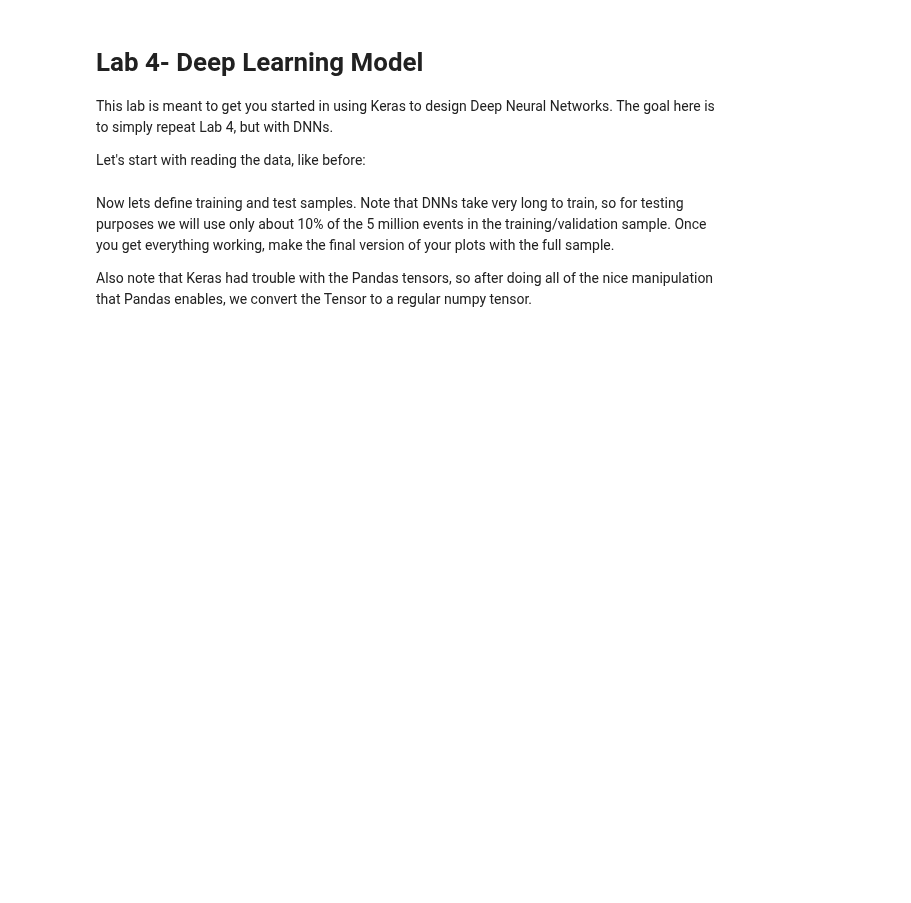
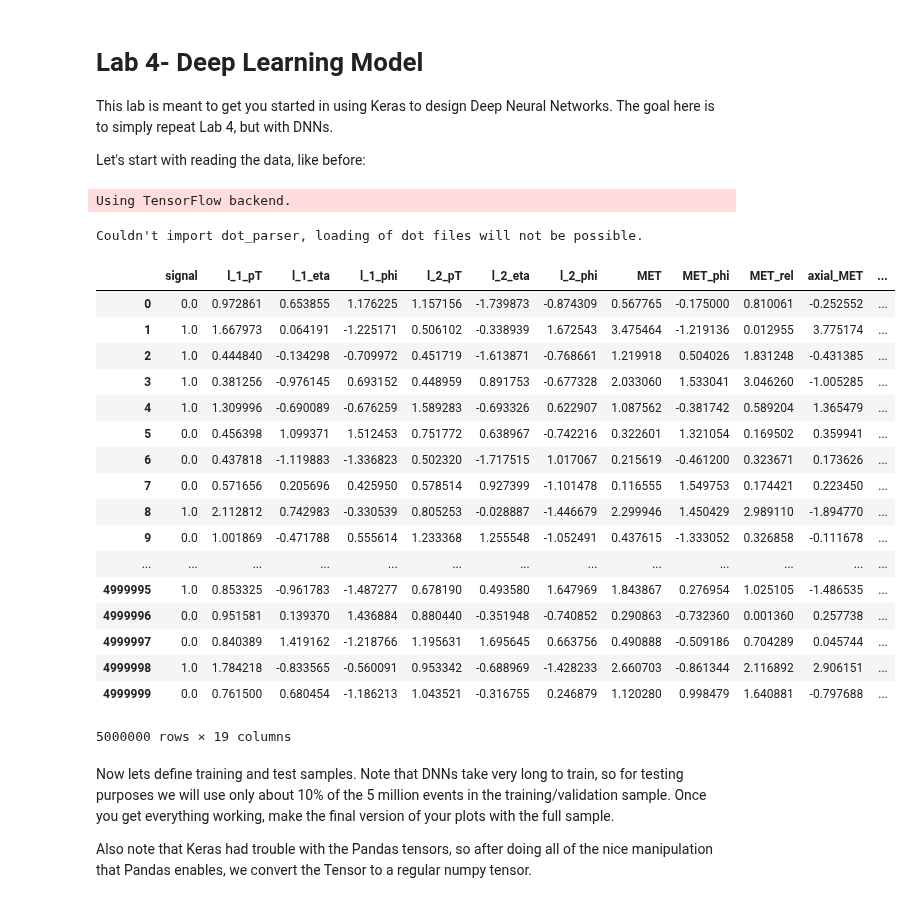
Before and after one commit to Sephfire05/DLHEP2018, a Jupyter notebook: Labs/Lab-5/Lab-5 Solutions.ipynb, the cells around one changed output. Drawn from its saved outputs; the diff is of its cells as text; code cells hidden in the pictures; blank space fills up the shorter version.

```diff
--- a/Labs/Lab-5/Lab-5 Solutions.ipynb
+++ b/Labs/Lab-5/Lab-5 Solutions.ipynb
@@ -7,17 +7,39 @@ Let's start with reading the data, like before:
 # %%
 import pandas as pd
 import numpy as np
 import matplotlib.pyplot as plt
 %matplotlib inline
 from keras import backend as K
 
 
 filename="/data/afarbin/DLClass/SUSY/SUSY.csv"
 VarNames=["signal", "l_1_pT", "l_1_eta","l_1_phi", "l_2_pT", "l_2_eta", "l_2_phi", "MET", "MET_phi", "MET_rel", "axial_MET", "M_R", "M_TR_2", "R", "MT2", "S_R", "M_Delta_R", "dPhi_r_b", "cos_theta_r1"]
 RawNames=["l_1_pT", "l_1_eta","l_1_phi", "l_2_pT", "l_2_eta", "l_2_phi"]
 FeatureNames=[ "MET", "MET_phi", "MET_rel", "axial_MET", "M_R", "M_TR_2", "R", "MT2", "S_R", "M_Delta_R", "dPhi_r_b", "cos_theta_r1"]
 
 df = pd.read_csv(filename, dtype='float64', names=VarNames)
+df
+# %% [output]
+Using TensorFlow backend.
+Couldn't import dot_parser, loading of dot files will not be possible.
+|  | signal | l_1_pT | l_1_eta | l_1_phi | l_2_pT | l_2_eta | l_2_phi | MET | MET_phi | MET_rel | axial_MET | ... |
+| 0 | 0.0 | 0.972861 | 0.653855 | 1.176225 | 1.157156 | -1.739873 | -0.874309 | 0.567765 | -0.175000 | 0.810061 | -0.252552 | ... |
+| 1 | 1.0 | 1.667973 | 0.064191 | -1.225171 | 0.506102 | -0.338939 | 1.672543 | 3.475464 | -1.219136 | 0.012955 | 3.775174 | ... |
+| 2 | 1.0 | 0.444840 | -0.134298 | -0.709972 | 0.451719 | -1.613871 | -0.768661 | 1.219918 | 0.504026 | 1.831248 | -0.431385 | ... |
+| 3 | 1.0 | 0.381256 | -0.976145 | 0.693152 | 0.448959 | 0.891753 | -0.677328 | 2.033060 | 1.533041 | 3.046260 | -1.005285 | ... |
+| 4 | 1.0 | 1.309996 | -0.690089 | -0.676259 | 1.589283 | -0.693326 | 0.622907 | 1.087562 | -0.381742 | 0.589204 | 1.365479 | ... |
+| 5 | 0.0 | 0.456398 | 1.099371 | 1.512453 | 0.751772 | 0.638967 | -0.742216 | 0.322601 | 1.321054 | 0.169502 | 0.359941 | ... |
+| 6 | 0.0 | 0.437818 | -1.119883 | -1.336823 | 0.502320 | -1.717515 | 1.017067 | 0.215619 | -0.461200 | 0.323671 | 0.173626 | ... |
+| 7 | 0.0 | 0.571656 | 0.205696 | 0.425950 | 0.578514 | 0.927399 | -1.101478 | 0.116555 | 1.549753 | 0.174421 | 0.223450 | ... |
+| 8 | 1.0 | 2.112812 | 0.742983 | -0.330539 | 0.805253 | -0.028887 | -1.446679 | 2.299946 | 1.450429 | 2.989110 | -1.894770 | ... |
+| 9 | 0.0 | 1.001869 | -0.471788 | 0.555614 | 1.233368 | 1.255548 | -1.052491 | 0.437615 | -1.333052 | 0.326858 | -0.111678 | ... |
+| ... | ... | ... | ... | ... | ... | ... | ... | ... | ... | ... | ... | ... |
+| 4999995 | 1.0 | 0.853325 | -0.961783 | -1.487277 | 0.678190 | 0.493580 | 1.647969 | 1.843867 | 0.276954 | 1.025105 | -1.486535 | ... |
+| 4999996 | 0.0 | 0.951581 | 0.139370 | 1.436884 | 0.880440 | -0.351948 | -0.740852 | 0.290863 | -0.732360 | 0.001360 | 0.257738 | ... |
+| 4999997 | 0.0 | 0.840389 | 1.419162 | -1.218766 | 1.195631 | 1.695645 | 0.663756 | 0.490888 | -0.509186 | 0.704289 | 0.045744 | ... |
+| 4999998 | 1.0 | 1.784218 | -0.833565 | -0.560091 | 0.953342 | -0.688969 | -1.428233 | 2.660703 | -0.861344 | 2.116892 | 2.906151 | ... |
+| 4999999 | 0.0 | 0.761500 | 0.680454 | -1.186213 | 1.043521 | -0.316755 | 0.246879 | 1.120280 | 0.998479 | 1.640881 | -0.797688 | ... |
+5000000 rows × 19 columns
 # %% [markdown]
 Now lets define training and test samples. Note that DNNs take very long to train, so for testing purposes we will use only about 10% of the 5 million events in the training/validation sample. Once you get everything working, make the final version of your plots with the full sample.
 
```
Also changed, not shown: parts of 4 cells of this notebook.
